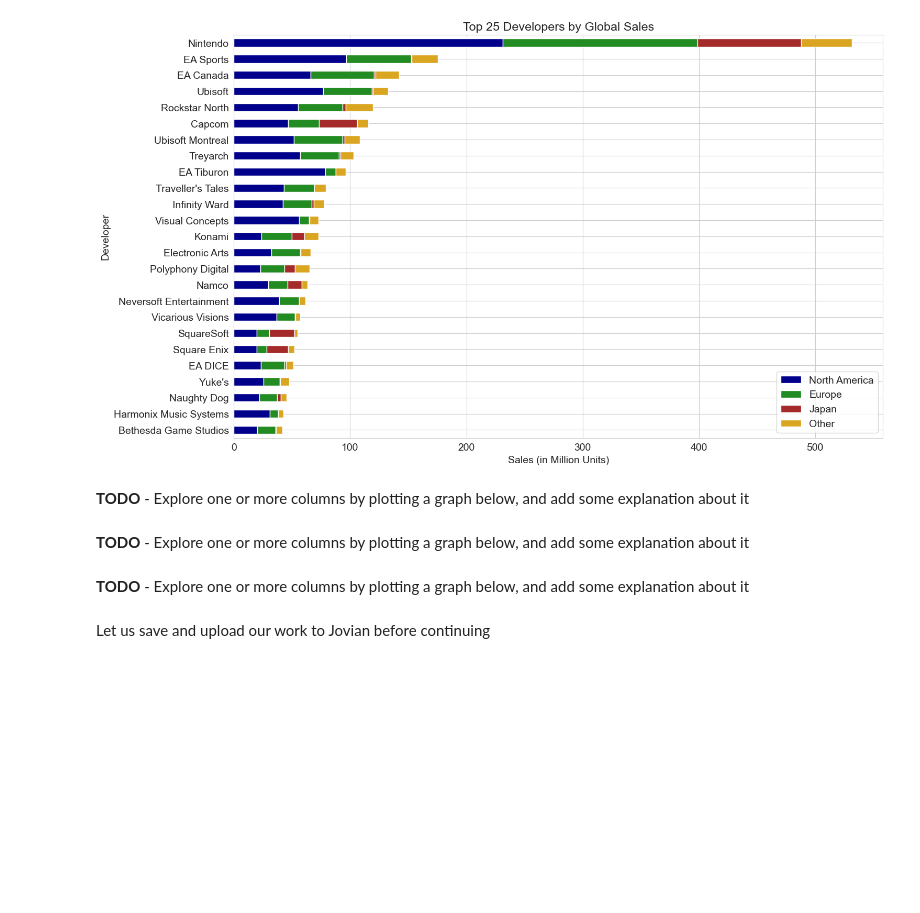
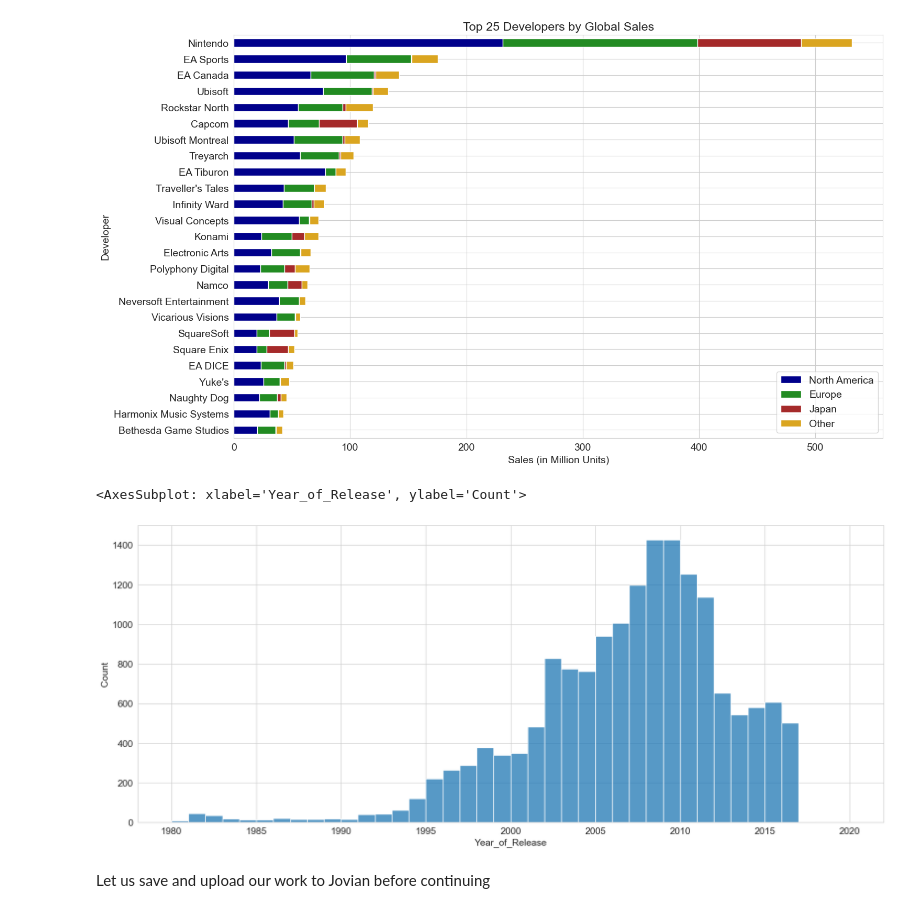
Before and after one commit to MatiasCarbone/video-game-sales-exploratory-analysis, a Jupyter notebook: video-game-sales-exploratory-analysis.ipynb, the cells around one changed output. Saved outputs shown, nothing was run; the diff lists cells and outputs as text; code cells hidden in the pictures; blank space fills up the shorter version.

```diff
--- a/video-game-sales-exploratory-analysis.ipynb
+++ b/video-game-sales-exploratory-analysis.ipynb
@@ -298,12 +299,13 @@ plt.xlabel('Sales (in Million Units)')
 # %% [output]
 Text(0.5, 0, 'Sales (in Million Units)')
 [figure]
-# %% [markdown]
-**TODO** - Explore one or more columns by plotting a graph below, and add some explanation about it
-# %% [markdown]
-**TODO** - Explore one or more columns by plotting a graph below, and add some explanation about it
-# %% [markdown]
-**TODO** - Explore one or more columns by plotting a graph below, and add some explanation about it
+# %%
+# Games released each year
+fig = plt.subplots(figsize=(20,8))
+sns.histplot(data=game_df, x='Year_of_Release', bins=2020-1980)
+# %% [output]
+<AxesSubplot: xlabel='Year_of_Release', ylabel='Count'>
+[figure, added]
 # %% [markdown]
 Let us save and upload our work to Jovian before continuing
 # %%
```
Also changed, not shown: parts of 5 cells of this notebook.
